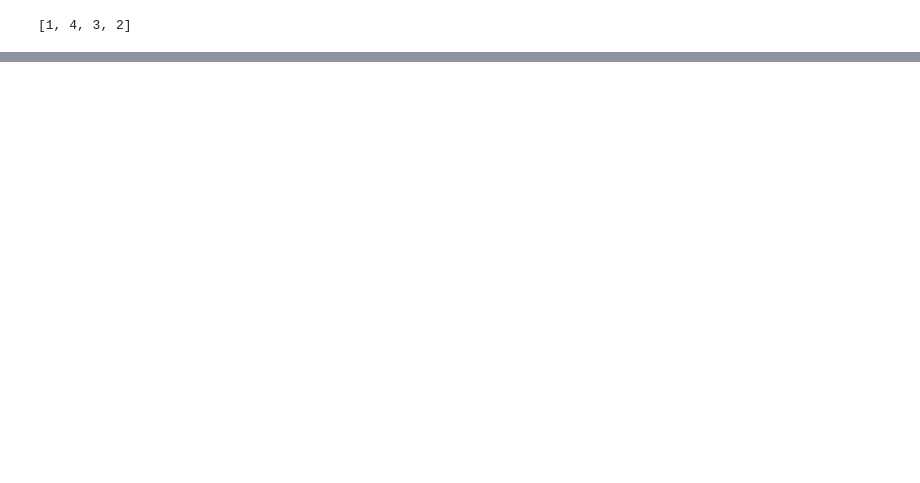
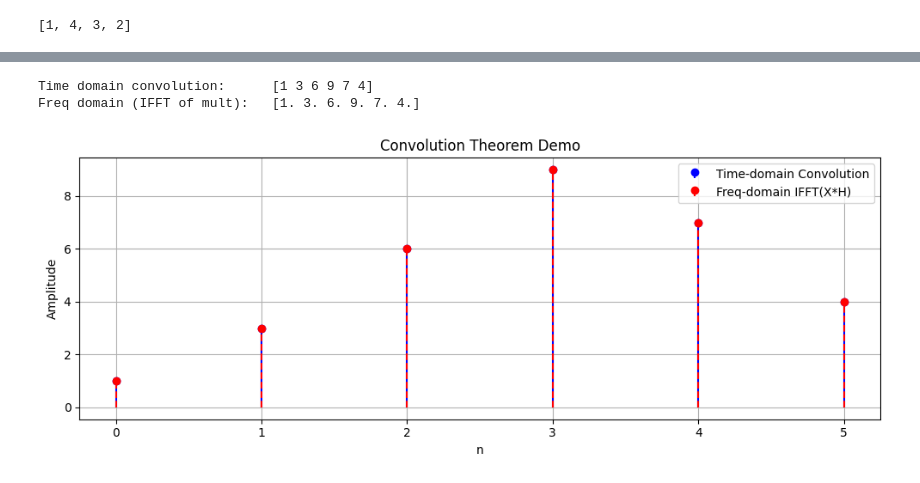
Before and after one commit to emythri/3.1, a Jupyter notebook: CVOC/cv.ipynb, the cells around one changed output, grey strips where cells are left out. Drawn from its saved outputs; the diff is of its cells as text; code cells hidden in the pictures; blank space fills up the shorter version.

```diff
--- a/CVOC/cv.ipynb
+++ b/CVOC/cv.ipynb
@@ -433,0 +523,42 @@ x
+# %%
+# Verifying Convolution in time domain is multiplication in frequency domain:
+
+import numpy as np
+import matplotlib.pyplot as plt
+
+# Define two signals
+x = np.array([1, 2, 3, 4])
+h = np.array([1, 1, 1])
+
+# 1. Time-domain convolution
+conv_time = np.convolve(x, h)
+
+# 2. Frequency-domain multiplication
+N = len(conv_time)  # length needed to avoid circular convolution
+X = np.fft.fft(x, N)
+H = np.fft.fft(h, N)
+Y_freq = X * H
+conv_freq = np.fft.ifft(Y_freq).real  # back to time domain
+
+# Round small imaginary parts caused by numerical errors
+conv_freq = np.round(conv_freq, decimals=5)
+
+# Print results
+print("Time domain convolution:     ", conv_time)
+print("Freq domain (IFFT of mult):  ", conv_freq)
+
+# Optional: plot to visualize
+plt.figure(figsize=(10, 4))
+plt.stem(range(len(conv_time)), conv_time, linefmt='b-', markerfmt='bo', basefmt=' ', label='Time-domain Convolution')
+plt.stem(range(len(conv_freq)), conv_freq, linefmt='r--', markerfmt='ro', basefmt=' ', label='Freq-domain IFFT(X*H)')
+plt.title("Convolution Theorem Demo")
+plt.xlabel("n")
+plt.ylabel("Amplitude")
+plt.legend()
+plt.grid(True)
+plt.tight_layout()
+plt.show()
+# %% [output]
+Time domain convolution:      [1 3 6 9 7 4]
+Freq domain (IFFT of mult):   [1. 3. 6. 9. 7. 4.]
+[figure, added]
```
Also changed, not shown: parts of 8 cells of this notebook, 8 other files.
